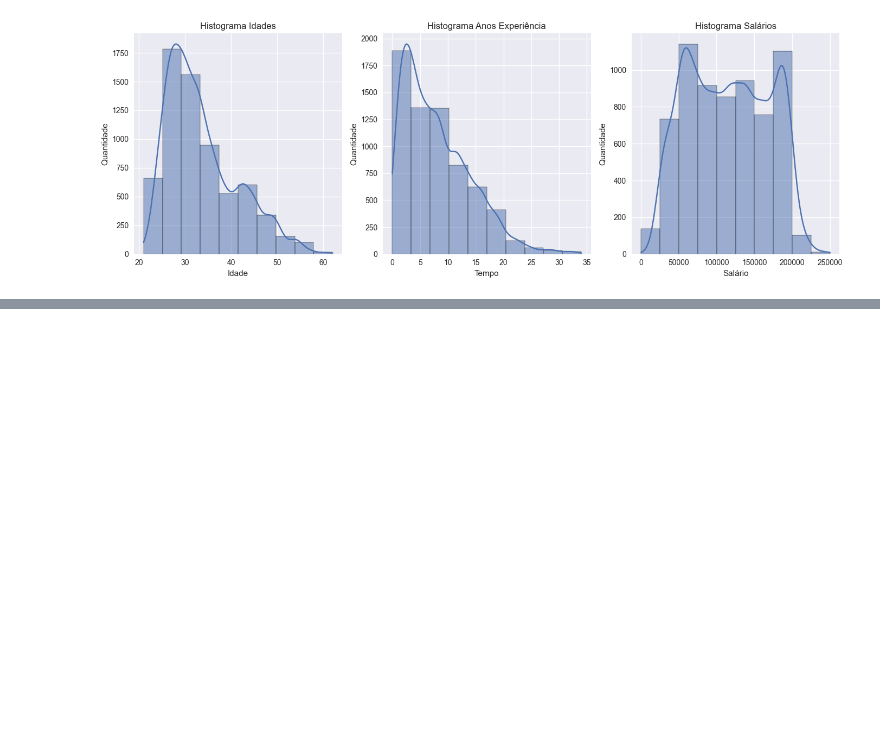
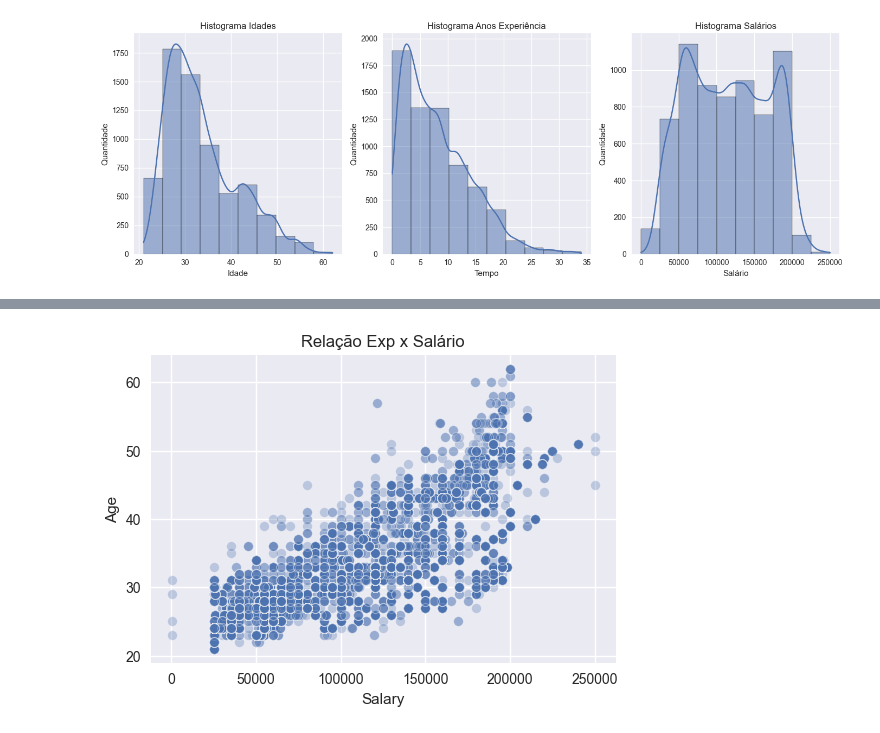
Before and after one commit to CesarNasc/datasets_analysis, a Jupyter notebook: 03_salary_data/python/salary_data.ipynb, the cells around one changed output, grey strips where cells are left out. Drawn from its saved outputs; the diff is of its cells as text; code cells hidden in the pictures; blank space fills up the shorter version.

```diff
--- a/03_salary_data/python/salary_data.ipynb
+++ b/03_salary_data/python/salary_data.ipynb
@@ -85,0 +95,9 @@ plt.show()
+# %%
+# Scatterplot relacionando os anos de experiencia com o salário
+
+plt.figure(figsize=(6,4))
+sns.scatterplot(data=df,x='Salary',y='Age',alpha=0.3)
+plt.title('Relação Exp x Salário')
+plt.show()
+# %% [output]
+[figure, added]
```
Also changed, not shown: parts of 8 cells of this notebook, 1 other file.
